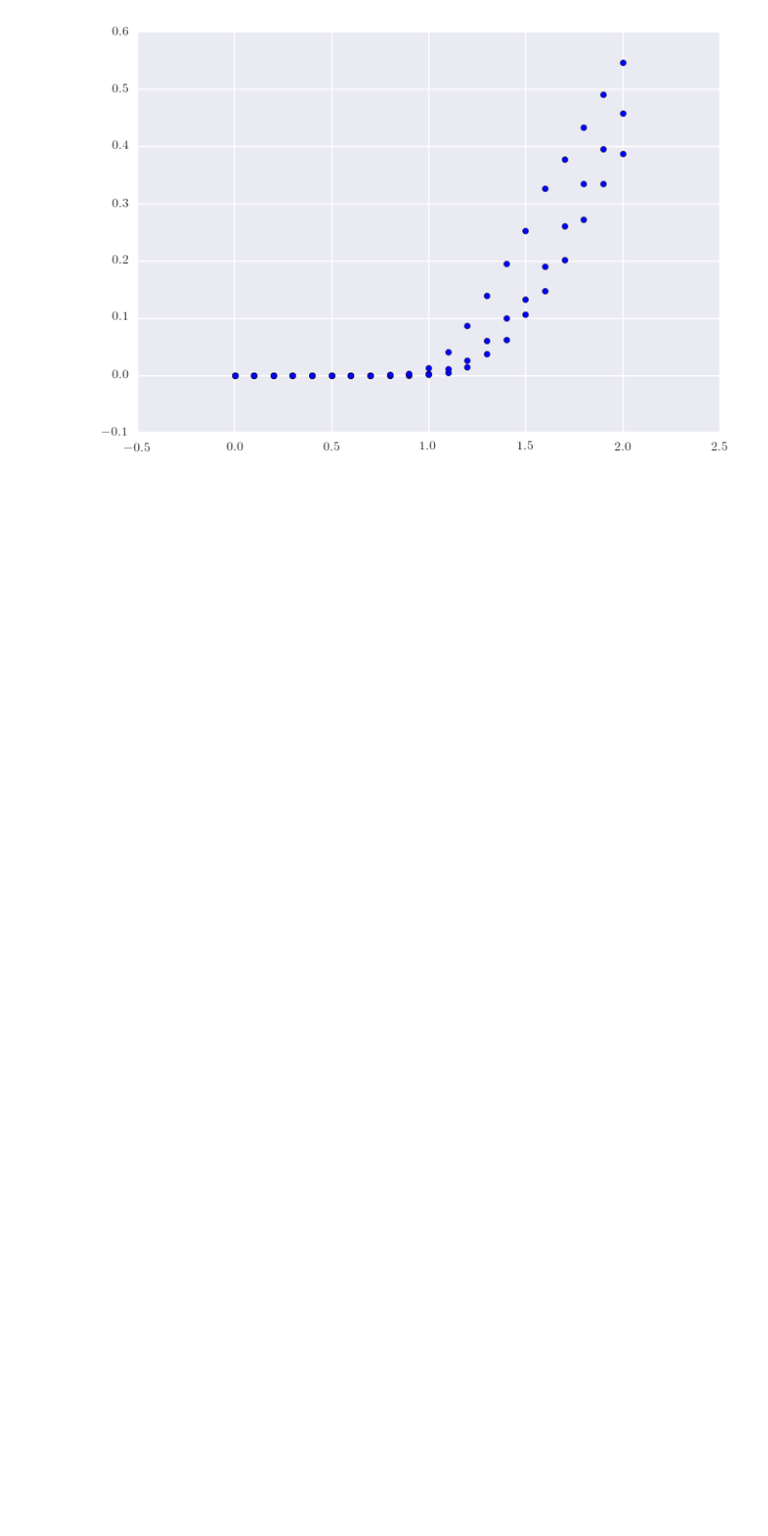
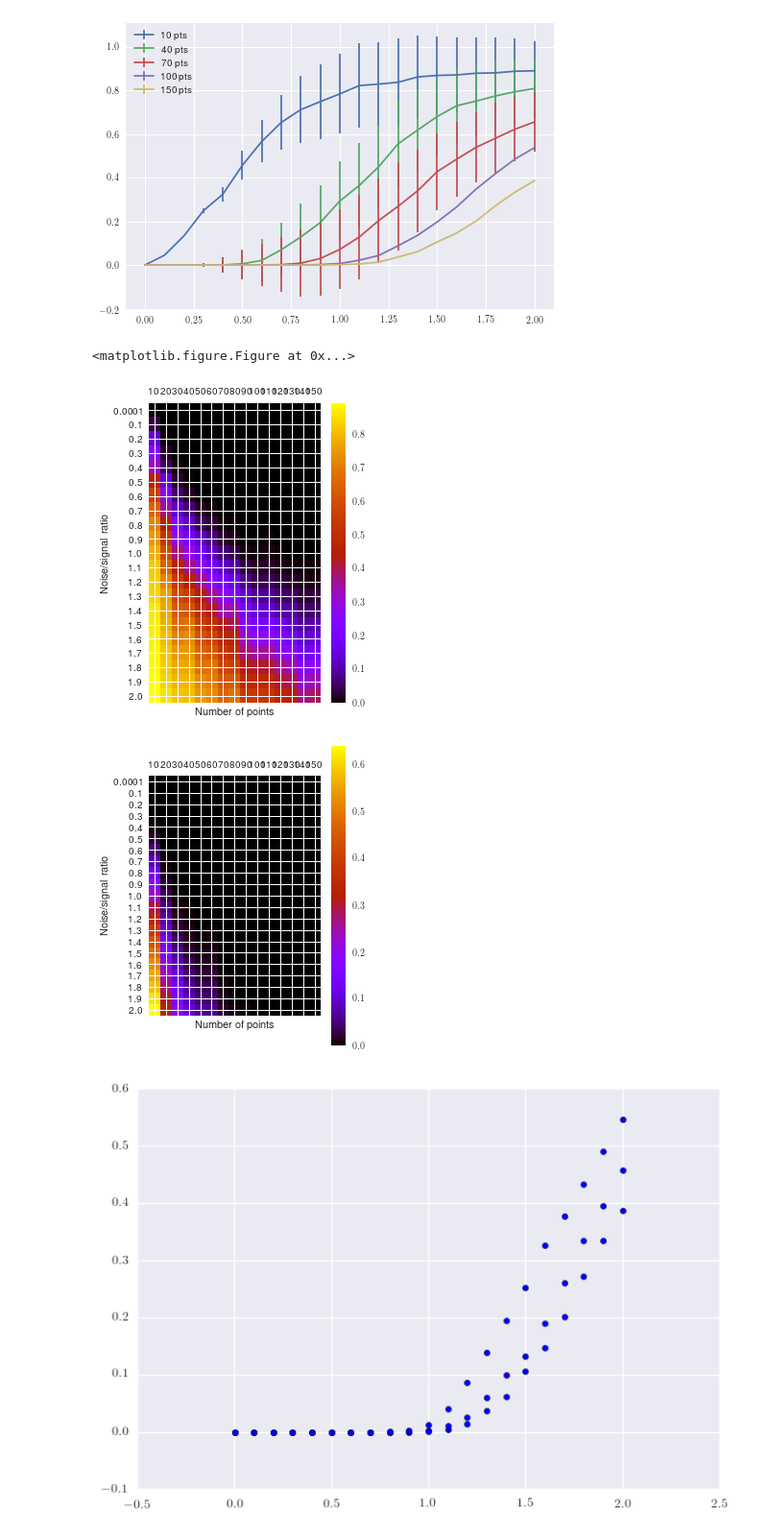
Before and after one commit to diviyank/dependency_criteria, a Jupyter notebook: plot_FDR.ipynb, the cells around one changed output. Shown at 96% size. Saved outputs shown, nothing was run; the diff lists cells and outputs as text; code cells hidden in the pictures; blank space fills up the shorter version.

```diff
--- a/plot_FDR.ipynb
+++ b/plot_FDR.ipynb
@@ -35,6 +36,36 @@ for i in range(mean_M_FDR.shape[0]):
         std_M_FDR[i,j]  = np.std(MI_FDR[i][j])
         mean_P_FDR[i,j] = np.mean(Pear_FDR[i][j])
         std_M_FDR[i,j]  = np.std(Pear_FDR[i][j])
+# %%
+plt.errorbar(sig_to_noise_rate,mean_M_FDR[:,0],yerr=std_M_FDR[:,0],label='10 pts')
+plt.errorbar(sig_to_noise_rate,mean_M_FDR[:,3],yerr=std_M_FDR[:,0],label='40 pts')
+plt.errorbar(sig_to_noise_rate,mean_M_FDR[:,6],yerr=std_M_FDR[:,0],label='70 pts')
+plt.errorbar(sig_to_noise_rate,mean_M_FDR[:,9],yerr=std_M_FDR[:,9],label='100 pts')
+plt.errorbar(sig_to_noise_rate,mean_M_FDR[:,14],yerr=std_M_FDR[:,14],label='150 pts')
+plt.legend()
+plt.show()
+plt.clf()
+
+plt.matshow(mean_M_FDR,cmap=plt.get_cmap('gnuplot'),aspect='auto')
+plt.xticks(range(len(num_points)),num_points)
+plt.yticks(range(len(sig_to_noise_rate)),sig_to_noise_rate)
+plt.xlabel('Number of points')
+plt.ylabel('Noise/signal ratio')
+plt.colorbar()
+plt.show()
+
+plt.matshow(mean_P_FDR,cmap=plt.get_cmap('gnuplot'))
+plt.xticks(range(len(num_points)),num_points)
+plt.yticks(range(len(sig_to_noise_rate)),sig_to_noise_rate)
+plt.xlabel('Number of points')
+plt.ylabel('Noise/signal ratio')
+plt.colorbar()
+plt.show()
+# %% [output]
+[figure, added]
+<matplotlib.figure.Figure at 0x...>
+[figure, added]
+[figure, added]
 # %%
 plt.scatter(sig_to_noise_rate, mean_M_FDR[:,-1])
 plt.scatter(sig_to_noise_rate, mean_M_FDR[:,-3])
```
Also changed, not shown: parts of 1 cell of this notebook, 4 other files.
